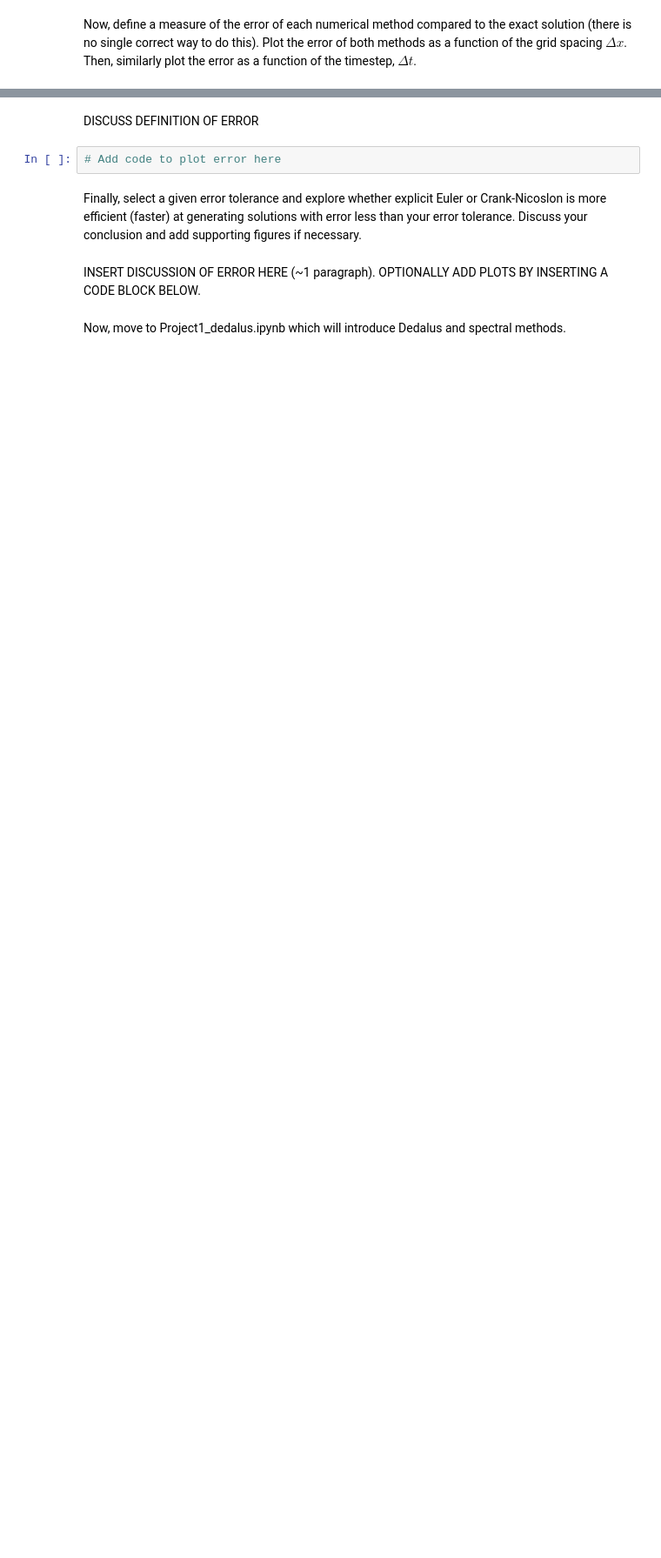
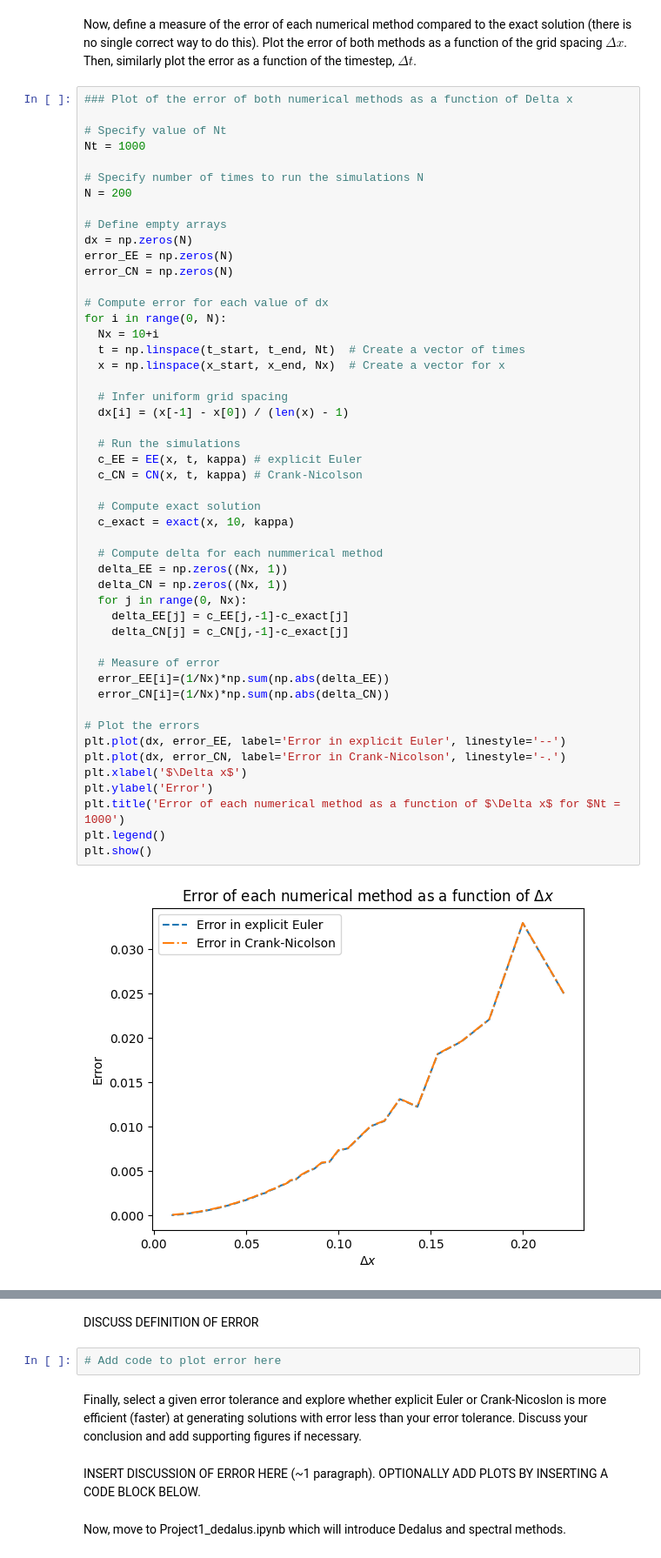
Before and after one commit to jamesalexanderredman/QCES, a Jupyter notebook: Project1_numerical_methods.ipynb, the cells around one changed output, grey strips where cells are left out. Shown: that part at 87% size. Drawn from its saved outputs; the diff is of its cells as text; blank space fills up the shorter version.

```diff
--- a/Project1_numerical_methods.ipynb
+++ b/Project1_numerical_methods.ipynb
@@ -209,2 +215,53 @@ plt.show()
 # %% [markdown]
 Now, define a measure of the error of each numerical method compared to the exact solution (there is no single correct way to do this). Plot the error of both methods as a function of the grid spacing $\Delta x$. Then, similarly plot the error as a function of the timestep, $\Delta t$.
+# %%
+### Plot of the error of both numerical methods as a function of Delta x
+
+# Specify value of Nt
+Nt = 1000
+
+# Specify number of times to run the simulations N
+N = 200
+
+# Define empty arrays
+dx = np.zeros(N)
+error_EE = np.zeros(N)
+error_CN = np.zeros(N)
+
+# Compute error for each value of dx
+for i in range(0, N):
+  Nx = 10+i
+  t = np.linspace(t_start, t_end, Nt)  # Create a vector of times
+  x = np.linspace(x_start, x_end, Nx)  # Create a vector for x
+
+  # Infer uniform grid spacing
+  dx[i] = (x[-1] - x[0]) / (len(x) - 1)
+
+  # Run the simulations
+  c_EE = EE(x, t, kappa) # explicit Euler
+  c_CN = CN(x, t, kappa) # Crank-Nicolson
+
+  # Compute exact solution
+  c_exact = exact(x, 10, kappa)
+
+  # Compute delta for each nummerical method
+  delta_EE = np.zeros((Nx, 1))
+  delta_CN = np.zeros((Nx, 1))
+  for j in range(0, Nx):
+    delta_EE[j] = c_EE[j,-1]-c_exact[j]
+    delta_CN[j] = c_CN[j,-1]-c_exact[j]
+
+  # Measure of error
+  error_EE[i]=(1/Nx)*np.sum(np.abs(delta_EE))
+  error_CN[i]=(1/Nx)*np.sum(np.abs(delta_CN))
+
+# Plot the errors
+plt.plot(dx, error_EE, label='Error in explicit Euler', linestyle='--')
+plt.plot(dx, error_CN, label='Error in Crank-Nicolson', linestyle='-.')
+plt.xlabel('$\Delta x$')
+plt.ylabel('Error')
+plt.title('Error of each numerical method as a function of $\Delta x$ for $Nt = 1000')
+plt.legend()
+plt.show()
+# %% [output]
+[figure, added]
```
Also changed, not shown: parts of 7 cells of this notebook.
